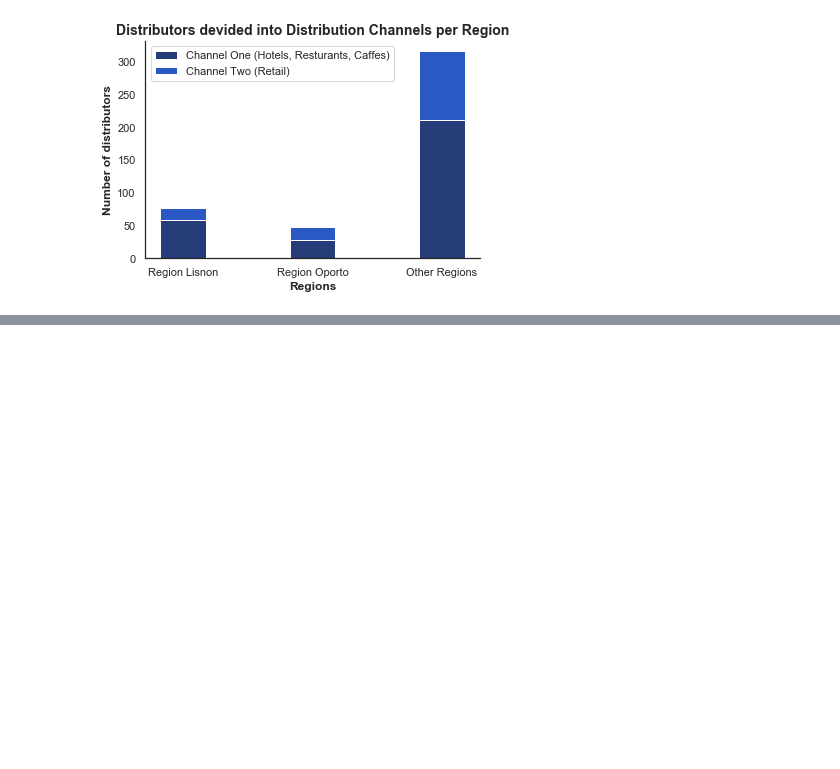
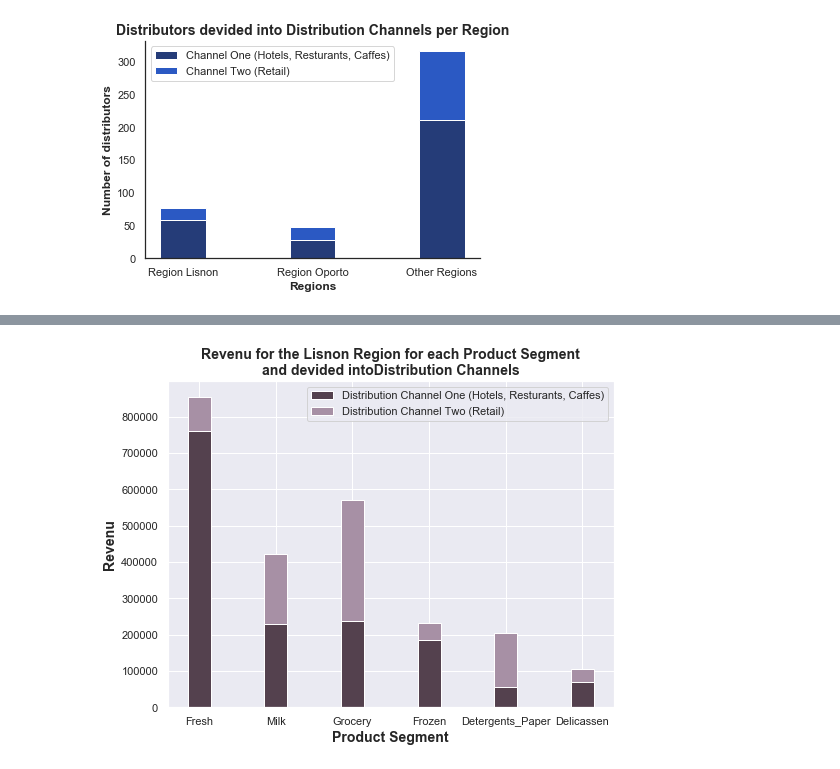
Before and after one commit to WorldWideWest/wholeSale-Analysis, a Jupyter notebook: wholeSale.ipynb, the cells around one changed output, grey strips where cells are left out. Drawn from its saved outputs; the diff is of its cells as text; code cells hidden in the pictures; blank space fills up the shorter version.

Commit message:
Expanding on Visualizations
Creating dataFrames that can help us to visualize the data, deviding the data to products segment, region and dis. channel

```diff
--- a/wholeSale.ipynb
+++ b/wholeSale.ipynb
@@ -204,0 +285,32 @@ plt.show()
+# %%
+def vizProd(labels, chOne, colorOne, chTwo, colorTwo, title, xbar, ybar, legendArgs, legendLoc, save):
+
+    plt.figure(figsize = (8,6))
+    sns.set_style('darkgrid')
+    plt.bar(x = labels,
+            height = chOne,
+            color = colorOne,
+            width = 0.3)
+    plt.bar(x = labels,
+            height = chTwo,
+            color = colorTwo,
+            bottom = chOne,
+            width = 0.3)
+
+    plt.title(title, fontsize = 14, fontweight = 'bold')
+    plt.xlabel(xbar, fontsize = 14, fontweight = 'bold')
+    plt.ylabel(ybar, fontsize = 14, fontweight = 'bold')
+
+    plt.legend(legendArgs, loc = legendLoc)
+
+    plt.savefig(save, dpi = 2000)
+    plt.show()
+# %%
+productsR1 = pd.DataFrame(columns = ['Name of product', 'Cha. One', 'Cha. Two'],
+                data = [['Fresh', products.at[0, 'Fresh'], products.at[1,'Fresh']],
+                        ['Milk', products.at[0, 'Milk'], products.at[1,'Milk']],
+                        ['Grocery', products.at[0, 'Grocery'], products.at[1,'Grocery']],
+                        ['Frozen', products.at[0, 'Frozen'], products.at[1,'Frozen']],
+                        ['Detergents_Paper', products.at[0, 'Detergents_Paper'], products.at[1,'Detergents_Paper']],
+        ['Delicassen', products.at[0, 'Delicassen'], products.at[1,'Delicassen']]])
+productsR1
@@ -204,0 +325,14 @@ plt.show()
+# %%
+vizProd(labels = productsR1['Name of product'],
+        chOne = productsR1['Cha. One'],
+        colorOne = ['#54414E'],
+        chTwo = productsR1['Cha. Two'],
+        colorTwo = ['#A790A5'],
+        title = 'Revenu for the Lisnon Region for each Product Segment\nand devided intoDistribution Channels',
+        xbar = 'Product Segment',
+        ybar = 'Revenu',
+        legendArgs = ['Distribution Channel One (Hotels, Resturants, Caffes)', 'Distribution Channel Two (Retail)'],
+        legendLoc = 'upper right',
+        save = 'visualizations/PR1.png')
+# %% [output]
+[figure, added]
```
Also changed, not shown: parts of 9 cells of this notebook, 4 other files.
